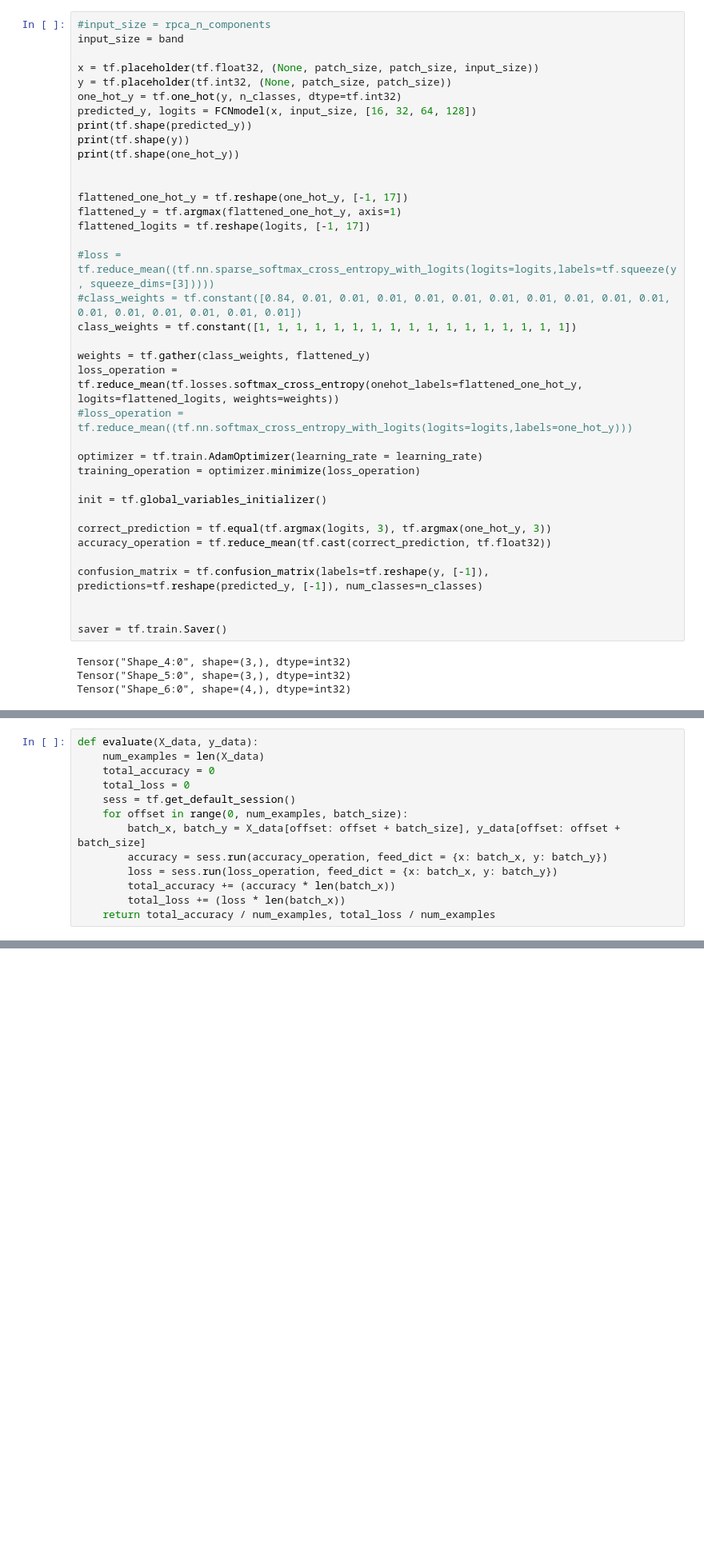
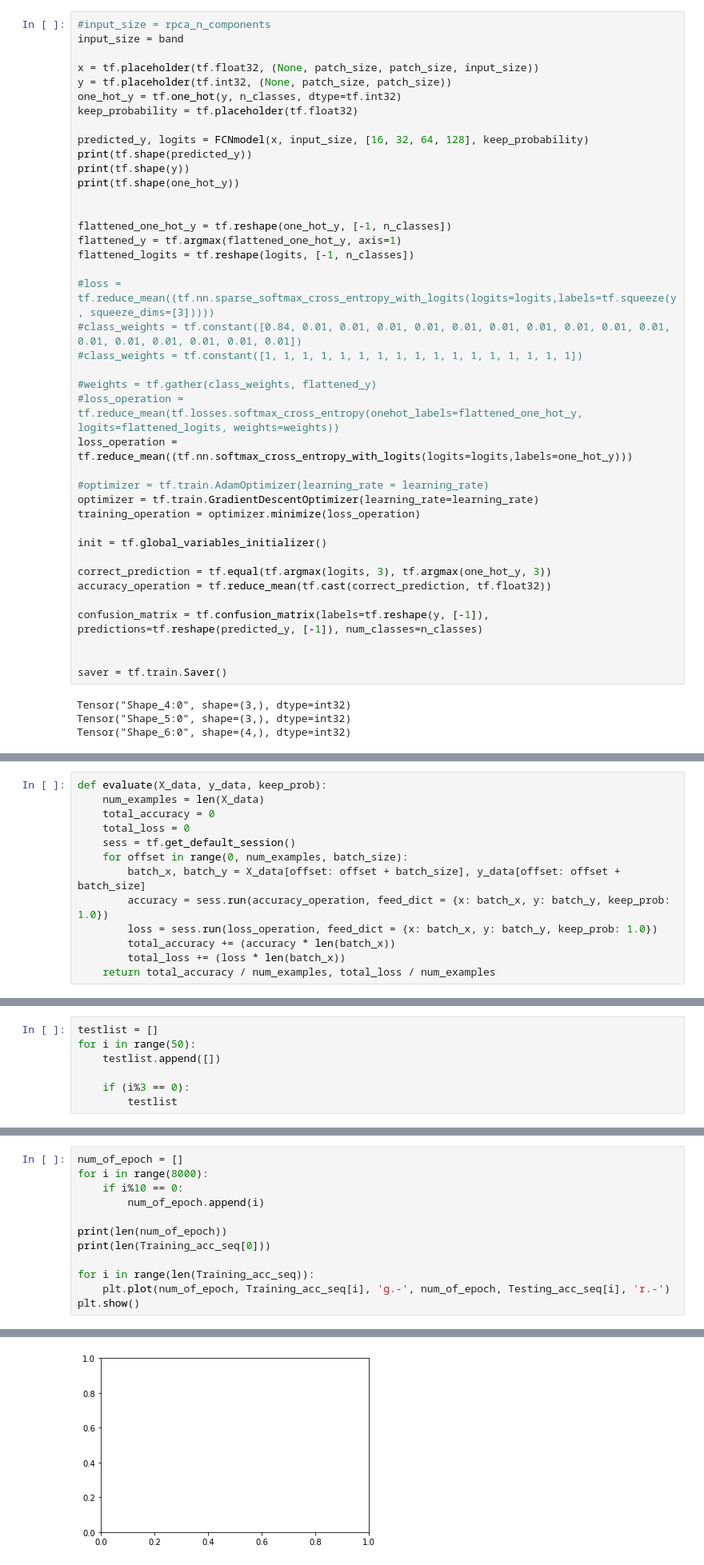
Before and after one commit to Shengz0571/HyperspectralCNN, a Jupyter notebook: IndianPineFCN.ipynb, the cells around one changed output, grey strips where cells are left out. Shown at 80% size. Drawn from its saved outputs; the diff is of its cells as text; blank space fills up the shorter version.

```diff
--- a/IndianPineFCN.ipynb
+++ b/IndianPineFCN.ipynb
@@ -303,25 +420,28 @@ input_size = band
 x = tf.placeholder(tf.float32, (None, patch_size, patch_size, input_size))
 y = tf.placeholder(tf.int32, (None, patch_size, patch_size))
 one_hot_y = tf.one_hot(y, n_classes, dtype=tf.int32)
-predicted_y, logits = FCNmodel(x, input_size, [16, 32, 64, 128])
+keep_probability = tf.placeholder(tf.float32)
+
+predicted_y, logits = FCNmodel(x, input_size, [16, 32, 64, 128], keep_probability)
 print(tf.shape(predicted_y))
 print(tf.shape(y))
 print(tf.shape(one_hot_y))
 
 
-flattened_one_hot_y = tf.reshape(one_hot_y, [-1, 17])
+flattened_one_hot_y = tf.reshape(one_hot_y, [-1, n_classes])
 flattened_y = tf.argmax(flattened_one_hot_y, axis=1)
-flattened_logits = tf.reshape(logits, [-1, 17])
+flattened_logits = tf.reshape(logits, [-1, n_classes])
 
 #loss = tf.reduce_mean((tf.nn.sparse_softmax_cross_entropy_with_logits(logits=logits,labels=tf.squeeze(y, squeeze_dims=[3]))))
 #class_weights = tf.constant([0.84, 0.01, 0.01, 0.01, 0.01, 0.01, 0.01, 0.01, 0.01, 0.01, 0.01, 0.01, 0.01, 0.01, 0.01, 0.01, 0.01])
-class_weights = tf.constant([1, 1, 1, 1, 1, 1, 1, 1, 1, 1, 1, 1, 1, 1, 1, 1, 1])
+#class_weights = tf.constant([1, 1, 1, 1, 1, 1, 1, 1, 1, 1, 1, 1, 1, 1, 1, 1, 1])
 
-weights = tf.gather(class_weights, flattened_y)
-loss_operation = tf.reduce_mean(tf.losses.softmax_cross_entropy(onehot_labels=flattened_one_hot_y, logits=flattened_logits, weights=weights))
-#loss_operation = tf.reduce_mean((tf.nn.softmax_cross_entropy_with_logits(logits=logits,labels=one_hot_y)))
+#weights = tf.gather(class_weights, flattened_y)
+#loss_operation = tf.reduce_mean(tf.losses.softmax_cross_entropy(onehot_labels=flattened_one_hot_y, logits=flattened_logits, weights=weights))
+loss_operation = tf.reduce_mean((tf.nn.softmax_cross_entropy_with_logits(logits=logits,labels=one_hot_y)))
 
-optimizer = tf.train.AdamOptimizer(learning_rate = learning_rate)
+#optimizer = tf.train.AdamOptimizer(learning_rate = learning_rate)
+optimizer = tf.train.GradientDescentOptimizer(learning_rate=learning_rate)
 training_operation = optimizer.minimize(loss_operation)
 
 init = tf.global_variables_initializer()
@@ -344,13 +460,13 @@ NameError: name 'tr' is not defined
 # %%
-def evaluate(X_data, y_data):
+def evaluate(X_data, y_data, keep_prob):
     num_examples = len(X_data)
     total_accuracy = 0
     total_loss = 0
     sess = tf.get_default_session()
     for offset in range(0, num_examples, batch_size):
         batch_x, batch_y = X_data[offset: offset + batch_size], y_data[offset: offset + batch_size]
-        accuracy = sess.run(accuracy_operation, feed_dict = {x: batch_x, y: batch_y})
-        loss = sess.run(loss_operation, feed_dict = {x: batch_x, y: batch_y})
+        accuracy = sess.run(accuracy_operation, feed_dict = {x: batch_x, y: batch_y, keep_prob: 1.0})
+        loss = sess.run(loss_operation, feed_dict = {x: batch_x, y: batch_y, keep_prob: 1.0})
         total_accuracy += (accuracy * len(batch_x))
         total_loss += (loss * len(batch_x))
     return total_accuracy / num_examples, total_loss / num_examples
@@ -422,0 +561,7 @@ Model saved
+# %%
+testlist = []
+for i in range(50):
+    testlist.append([])
+
+    if (i%3 == 0):
+        testlist
@@ -422,0 +570,13 @@ Model saved
+# %%
+num_of_epoch = []
+for i in range(8000):
+    if i%10 == 0:
+        num_of_epoch.append(i)
+
+print(len(num_of_epoch))
+print(len(Training_acc_seq[0]))
+
+for i in range(len(Training_acc_seq)):
+    plt.plot(num_of_epoch, Training_acc_seq[i], 'g.-', num_of_epoch, Testing_acc_seq[i], 'r.-')
+plt.show()
+# %% [output]
@@ -423,2 +586,3 @@ Model saved
+[figure, added]
 # %%
 print(len(confusion_seq))
```
Also changed, not shown: parts of 22 cells of this notebook, 1 other file.
